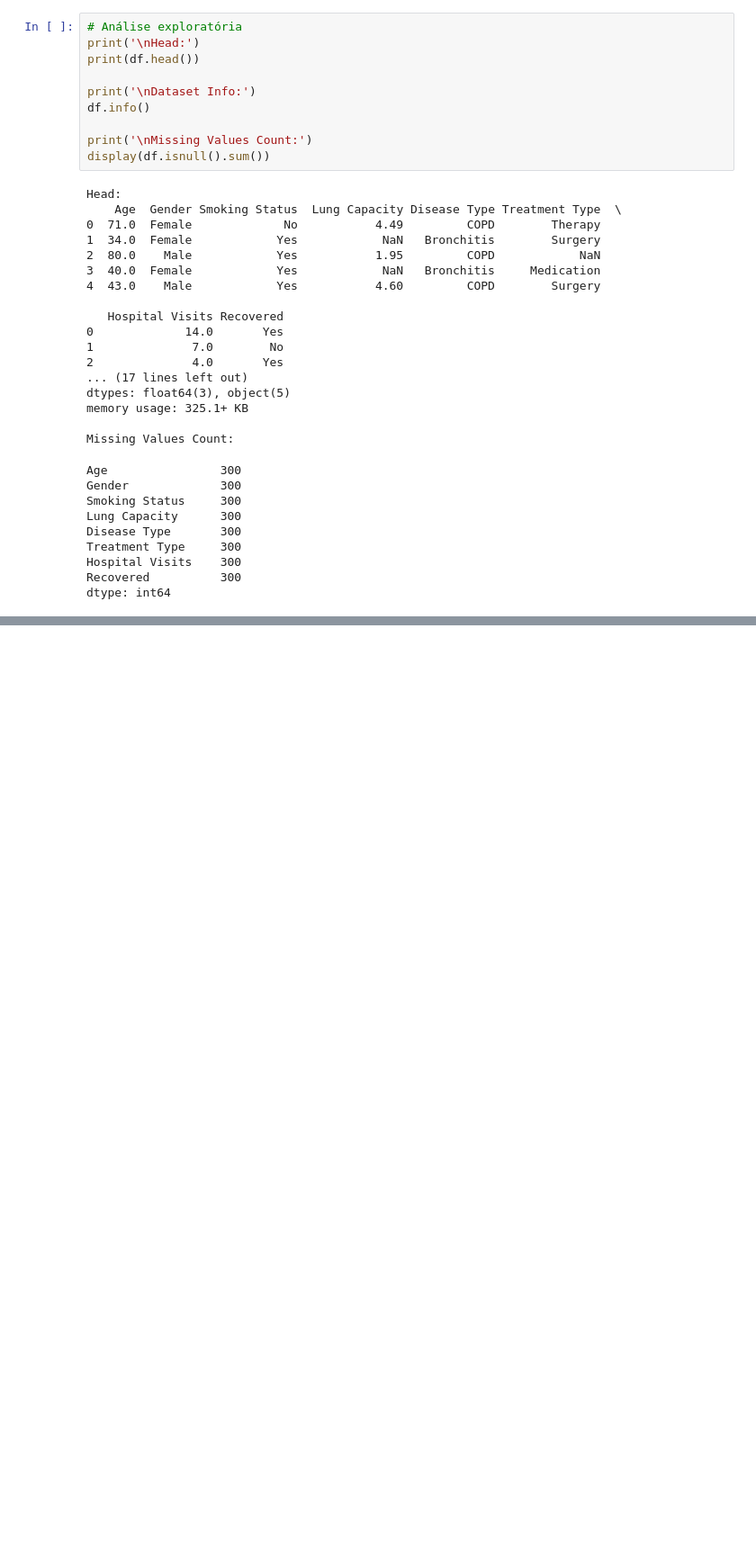
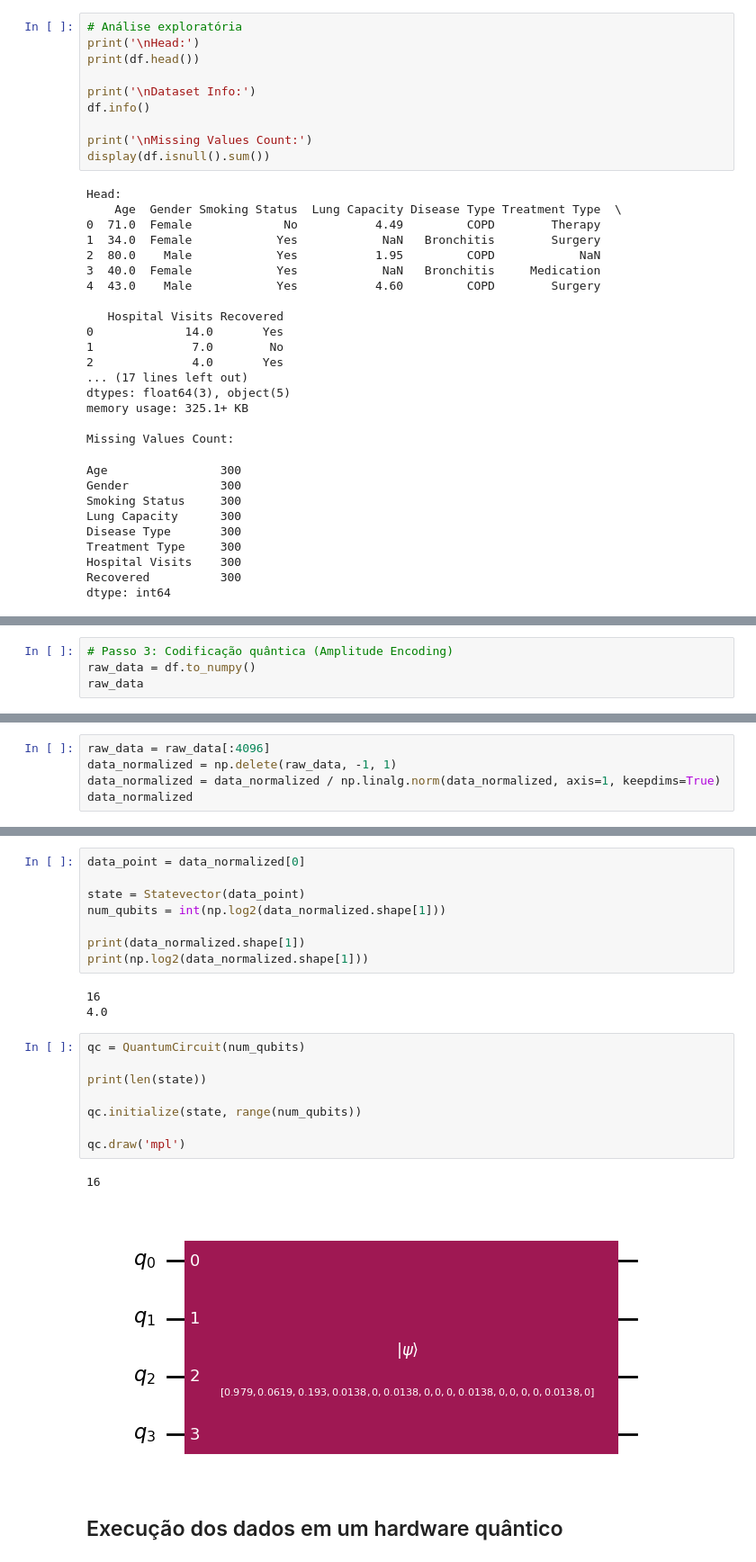
Before and after one commit to MacielMiguel/Quantum-Computing, a Jupyter notebook: lung_diseases.ipynb, the cells around one changed output, grey strips where cells are left out. Shown: that part at 90% size. Cells and saved outputs as stored; diff of their text form; blank space fills up the shorter version.

```diff
--- a/lung_diseases.ipynb
+++ b/lung_diseases.ipynb
@@ -187,0 +156,4 @@ print("Dados clássicos reconstruídos:", classical_data)'''
+# %%
+# Passo 3: Codificação quântica (Amplitude Encoding)
+raw_data = df.to_numpy()
+raw_data
@@ -187,0 +168,5 @@ print("Dados clássicos reconstruídos:", classical_data)'''
+# %%
+raw_data = raw_data[:4096]
+data_normalized = np.delete(raw_data, -1, 1)
+data_normalized = data_normalized / np.linalg.norm(data_normalized, axis=1, keepdims=True)
+data_normalized
@@ -187,0 +187,24 @@ print("Dados clássicos reconstruídos:", classical_data)'''
+# %%
+data_point = data_normalized[0]
+
+state = Statevector(data_point)
+num_qubits = int(np.log2(data_normalized.shape[1]))
+
+print(data_normalized.shape[1])
+print(np.log2(data_normalized.shape[1]))
+# %% [output]
+16
+4.0
+# %%
+qc = QuantumCircuit(num_qubits)
+
+print(len(state))
+
+qc.initialize(state, range(num_qubits))
+
+qc.draw('mpl')
+# %% [output]
+16
+[figure, added]
+# %% [markdown]
+## Execução dos dados em um hardware quântico
```
Also changed, not shown: parts of 12 cells of this notebook.
